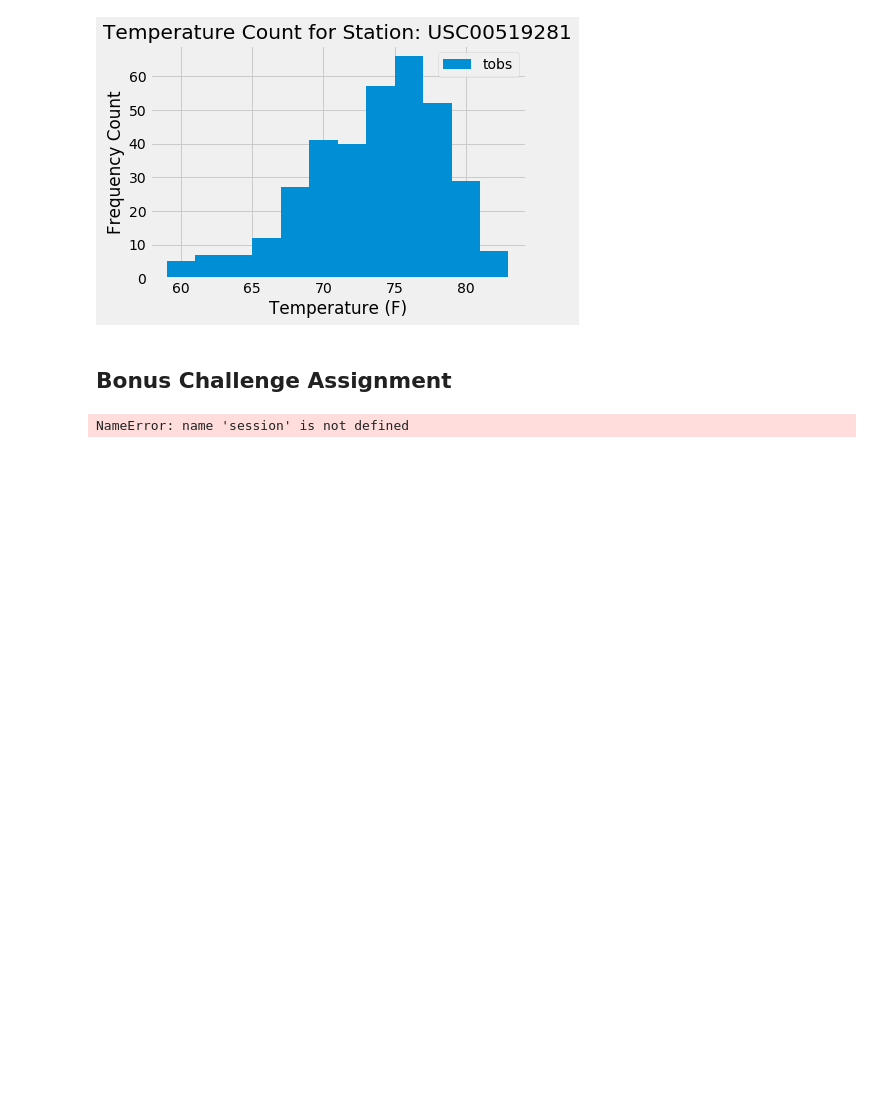
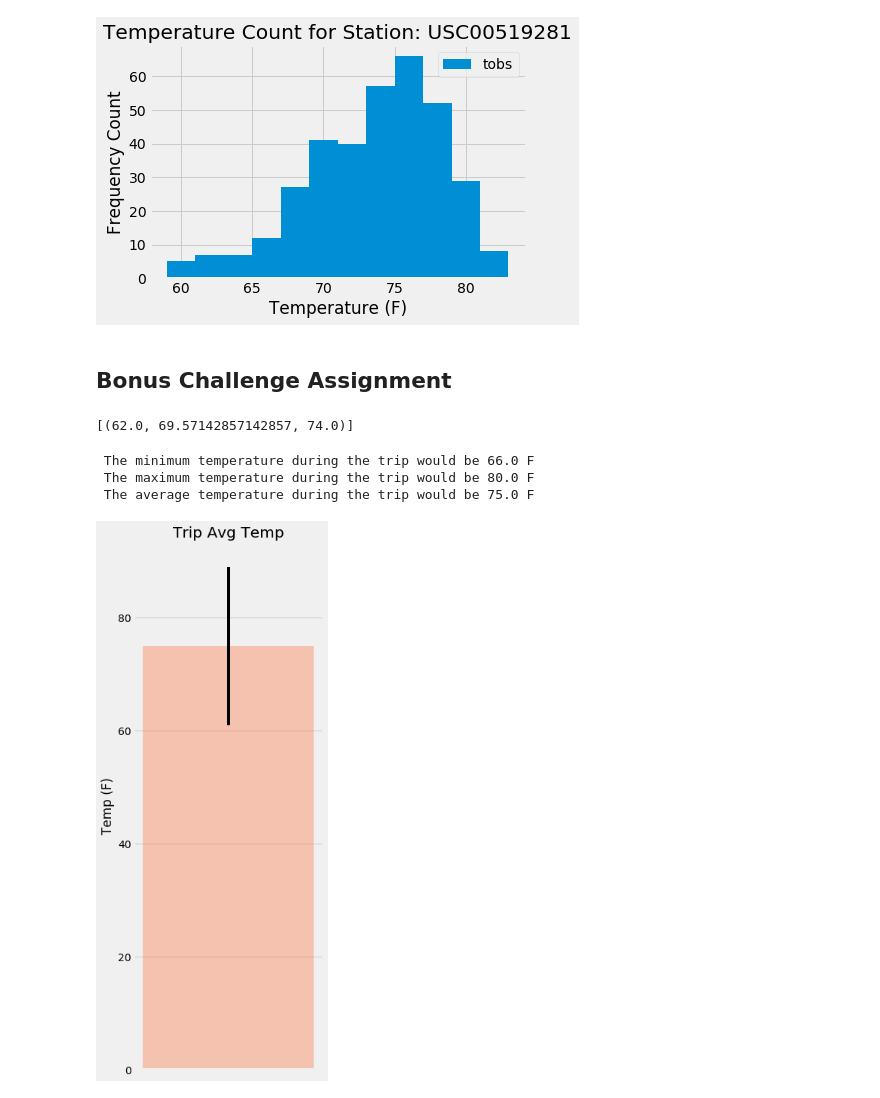
Before and after one commit to AlfredoOcegueda/sqlalchemy-challenge, a Jupyter notebook: climate_starter.ipynb, the cells around one changed output. Saved outputs shown, nothing was run; the diff lists cells and outputs as text; code cells hidden in the pictures; blank space fills up the shorter version.

```diff
--- a/climate_starter.ipynb
+++ b/climate_starter.ipynb
@@ -32,8 +32,8 @@ base.classes.keys()
 ['measurement', 'station']
 # %%
 # Save references to each table
-measurement = base.classes.measurement
-station = base.classes.station
+Measurement = base.classes.measurement
+Station = base.classes.station
 # %%
 # Create our session (link) from Python to the DB
 session = Session(engine)
@@ -157,4 +157,4 @@ def calc_temps(start_date, end_date):
 # function usage example
 print(calc_temps('2012-02-28', '2012-03-05'))
 # %% [output]
-NameError: name 'session' is not defined
+[(62.0, 69.57142857142857, 74.0)]
@@ -164,8 +161,37 @@ NameError: name 'session' is not defined
+# %%
+# Use your previous function `calc_temps` to calculate the tmin, tavg, and tmax
+# for your trip using the previous year's data for those same dates.
+
+arriving_date_ref = dt.date(2021, 5, 5)
+leaving_date_ref = dt.date(2021, 5, 20)
+four_years_delta = dt.timedelta(days=1461)
+
+arriving_date = arriving_date_ref - four_years_delta
+leaving_date = leaving_date_ref - four_years_delta
+
+temp_data = calc_temps(arriving_date, leaving_date)
+print(f' The minimum temperature during the trip would be {temp_data[0][0]} F')
+print(f' The maximum temperature during the trip would be {temp_data[0][2]} F')
+print(f' The average temperature during the trip would be {round(temp_data[0][1],1)} F')
+# %% [output]
+ The minimum temperature during the trip would be 66.0 F
+ The maximum temperature during the trip would be 80.0 F
+ The average temperature during the trip would be 75.0 F
 # %%
 # Plot the results from your previous query as a bar chart.
 # Use "Trip Avg Temp" as your Title
 # Use the average temperature for the y value
 # Use the peak-to-peak (tmax-tmin) value as the y error bar (yerr)
+
+fig, ax = plt.subplots(figsize=plt.figaspect(3.))
+error = temp_data[0][2] - temp_data[0][0]
+plt.bar(0, temp_data[0][1], yerr=error, alpha=0.4, color='coral', align="center")
+plt.ylabel('Temp (F)')
+plt.title('Trip Avg Temp')
+plt.xticks([])
+plt.show()
+# %% [output]
+[figure, added]
 # %%
 # Calculate the total amount of rainfall per weather station for your trip dates using the previous year's matching dates.
 # Sort this in descending order by precipitation amount and list the station, name, latitude, longitude, and elevation
```
Also changed, not shown: parts of 11 cells of this notebook, 7 other files.
